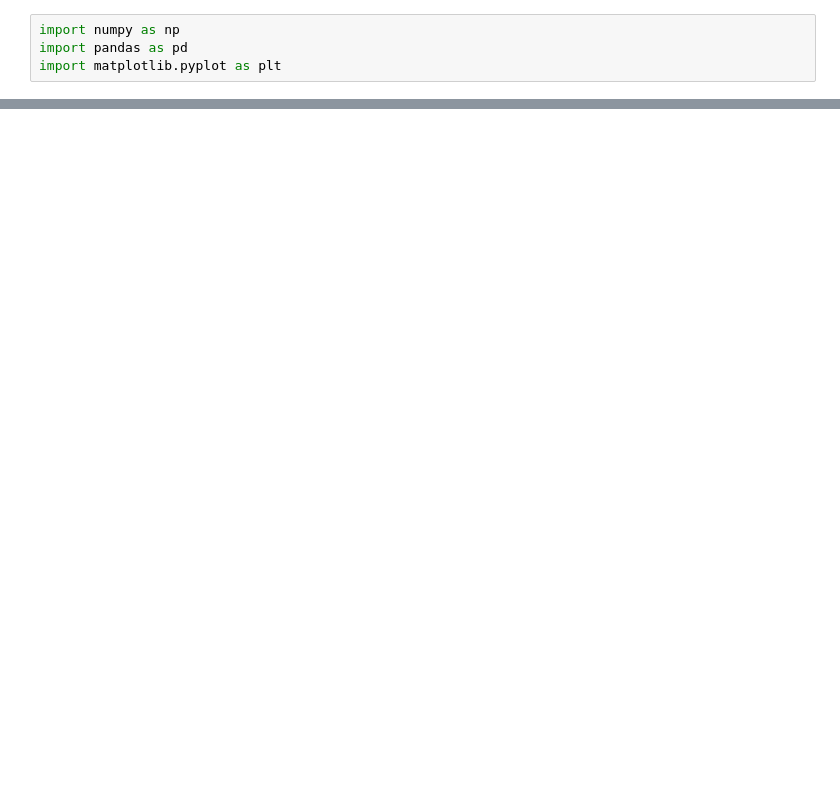
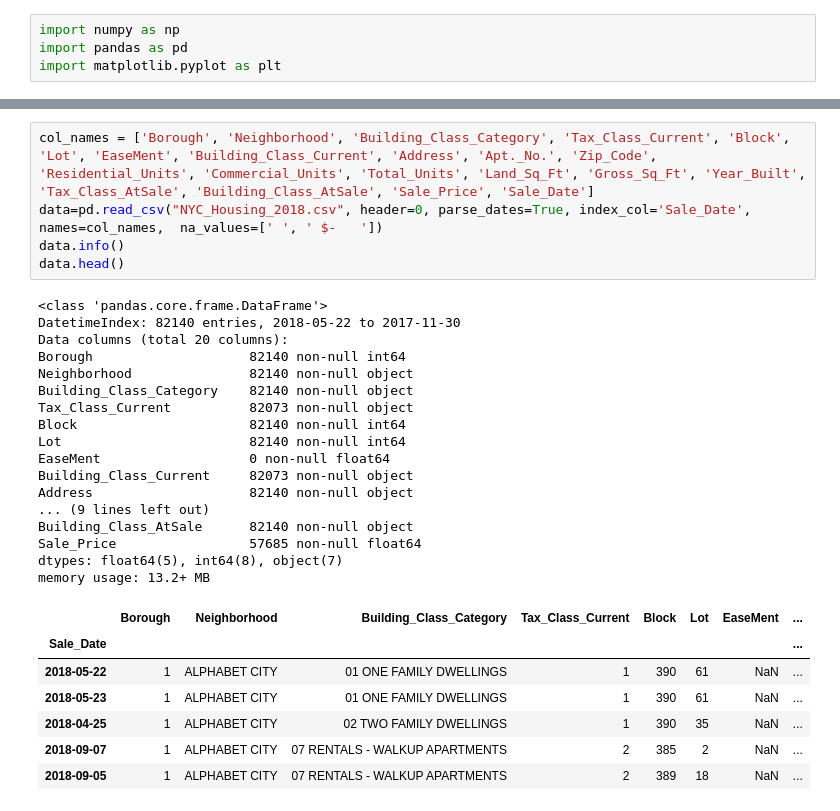
Before and after one commit to fairfield-university-ba505-fall2018/final-project-robotics-champs, a Jupyter notebook: Pracbook.ipynb, the cells around one changed output, grey strips where cells are left out. Saved outputs shown, nothing was run; the diff lists cells and outputs as text; blank space fills up the shorter version.

Commit message:
Cleaned Data

```diff
--- a/Pracbook.ipynb
+++ b/Pracbook.ipynb
@@ -102,0 +10,30 @@ memory usage: 14.2+ MB
+# %%
+col_names = ['Borough', 'Neighborhood', 'Building_Class_Category', 'Tax_Class_Current', 'Block', 'Lot', 'EaseMent', 'Building_Class_Current', 'Address', 'Apt._No.', 'Zip_Code', 'Residential_Units', 'Commercial_Units', 'Total_Units', 'Land_Sq_Ft', 'Gross_Sq_Ft', 'Year_Built', 'Tax_Class_AtSale', 'Building_Class_AtSale', 'Sale_Price', 'Sale_Date']
+data=pd.read_csv("NYC_Housing_2018.csv", header=0, parse_dates=True, index_col='Sale_Date', names=col_names,  na_values=[' ', ' $-   '])
+data.info()
+data.head()
+# %% [output]
+<class 'pandas.core.frame.DataFrame'>
+DatetimeIndex: 82140 entries, 2018-05-22 to 2017-11-30
+Data columns (total 20 columns):
+Borough                    82140 non-null int64
+Neighborhood               82140 non-null object
+Building_Class_Category    82140 non-null object
+Tax_Class_Current          82073 non-null object
+Block                      82140 non-null int64
+Lot                        82140 non-null int64
+EaseMent                   0 non-null float64
+Building_Class_Current     82073 non-null object
+Address                    82140 non-null object
+... (9 lines left out)
+Building_Class_AtSale      82140 non-null object
+Sale_Price                 57685 non-null float64
+dtypes: float64(5), int64(8), object(7)
+memory usage: 13.2+ MB
+|  | Borough | Neighborhood | Building_Class_Category | Tax_Class_Current | Block | Lot | EaseMent | ... |
+| Sale_Date |  |  |  |  |  |  |  | ... |
+| 2018-05-22 | 1 | ALPHABET CITY | 01 ONE FAMILY DWELLINGS | 1 | 390 | 61 | NaN | ... |
+| 2018-05-23 | 1 | ALPHABET CITY | 01 ONE FAMILY DWELLINGS | 1 | 390 | 61 | NaN | ... |
+| 2018-04-25 | 1 | ALPHABET CITY | 02 TWO FAMILY DWELLINGS | 1 | 390 | 35 | NaN | ... |
+| 2018-09-07 | 1 | ALPHABET CITY | 07 RENTALS - WALKUP APARTMENTS | 2 | 385 | 2 | NaN | ... |
+| 2018-09-05 | 1 | ALPHABET CITY | 07 RENTALS - WALKUP APARTMENTS | 2 | 389 | 18 | NaN | ... |
```
Also changed, not shown: parts of 12 cells of this notebook, 1 other file.
